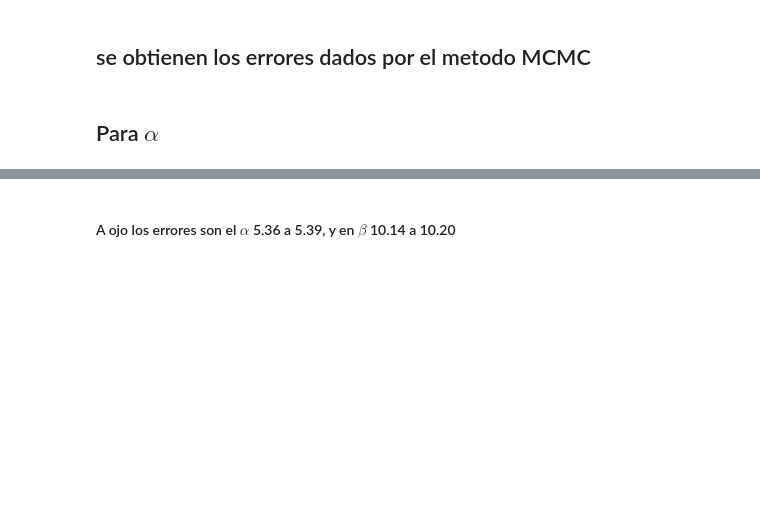
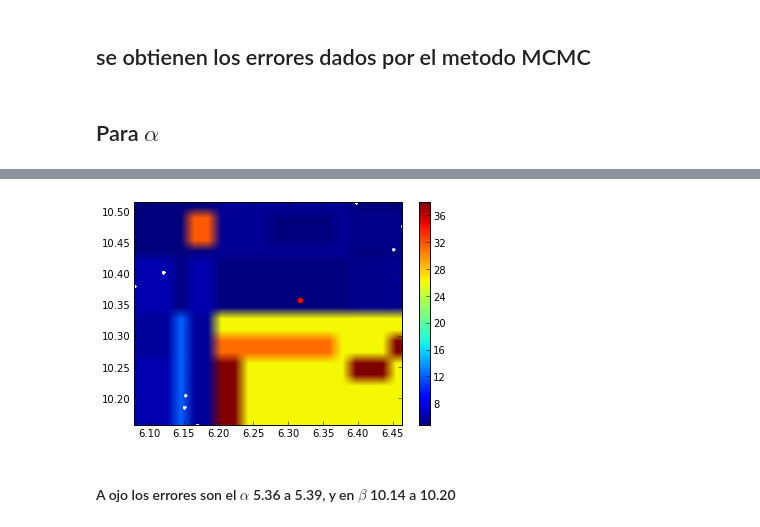
Before and after one commit to daniel-lozano/tarea8, a Jupyter notebook: ctes.ipynb, the cells around one changed output, grey strips where cells are left out. Saved outputs shown, nothing was run; the diff lists cells and outputs as text; code cells hidden in the pictures; blank space fills up the shorter version.

```diff
--- a/ctes.ipynb
+++ b/ctes.ipynb
@@ -829,6 +827,6 @@ grid_zA = griddata(points, chig, (grid_x, grid_y), method='nearest')
 # %%
 plot(alphag, betag, 'w.')
 plot(alphag[11], betag[11], 'ro')
-imshow(grid_zA.T, origin='lower', extent=[min(alphag),max(alphag),min(betag),max(betag)], aspect='auto'
+imshow(grid_zA.T, origin='lower', extent=[min(alphag),max(alphag),min(betag),max(betag)], aspect='auto')
 colorbar()
 # %% [output]
@@ -836,3 +834,4 @@ SyntaxError: invalid syntax (<ipython-input-132-c1b7305f3a0c>, line 4)
+[figure, added]
 # %% [markdown]
 #### A ojo los errores son el $\alpha$ 5.36 a 5.39, y en $\beta$ 10.14 a 10.20
 # %%
```
Also changed, not shown: parts of 28 cells of this notebook, 12 other files.
